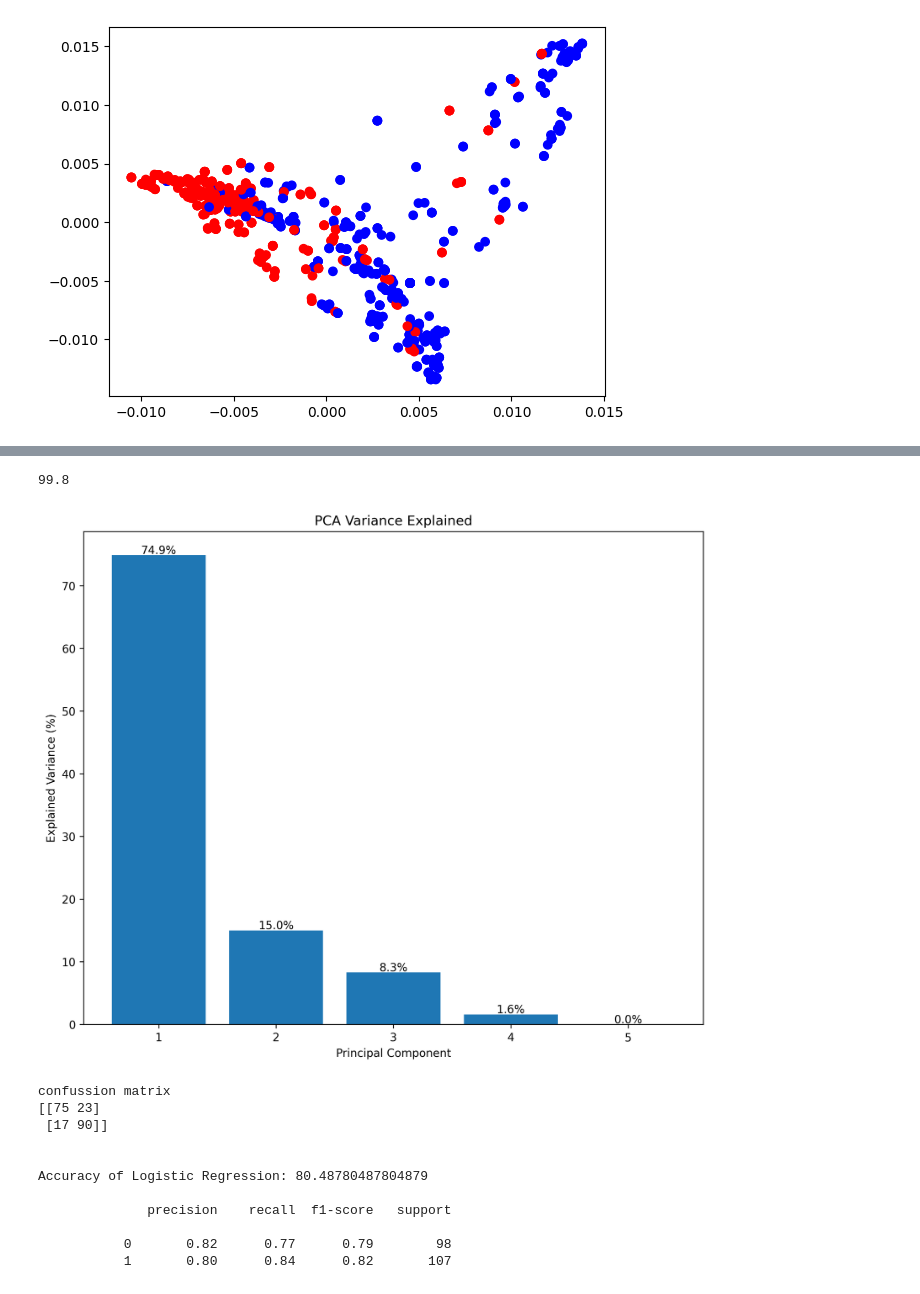
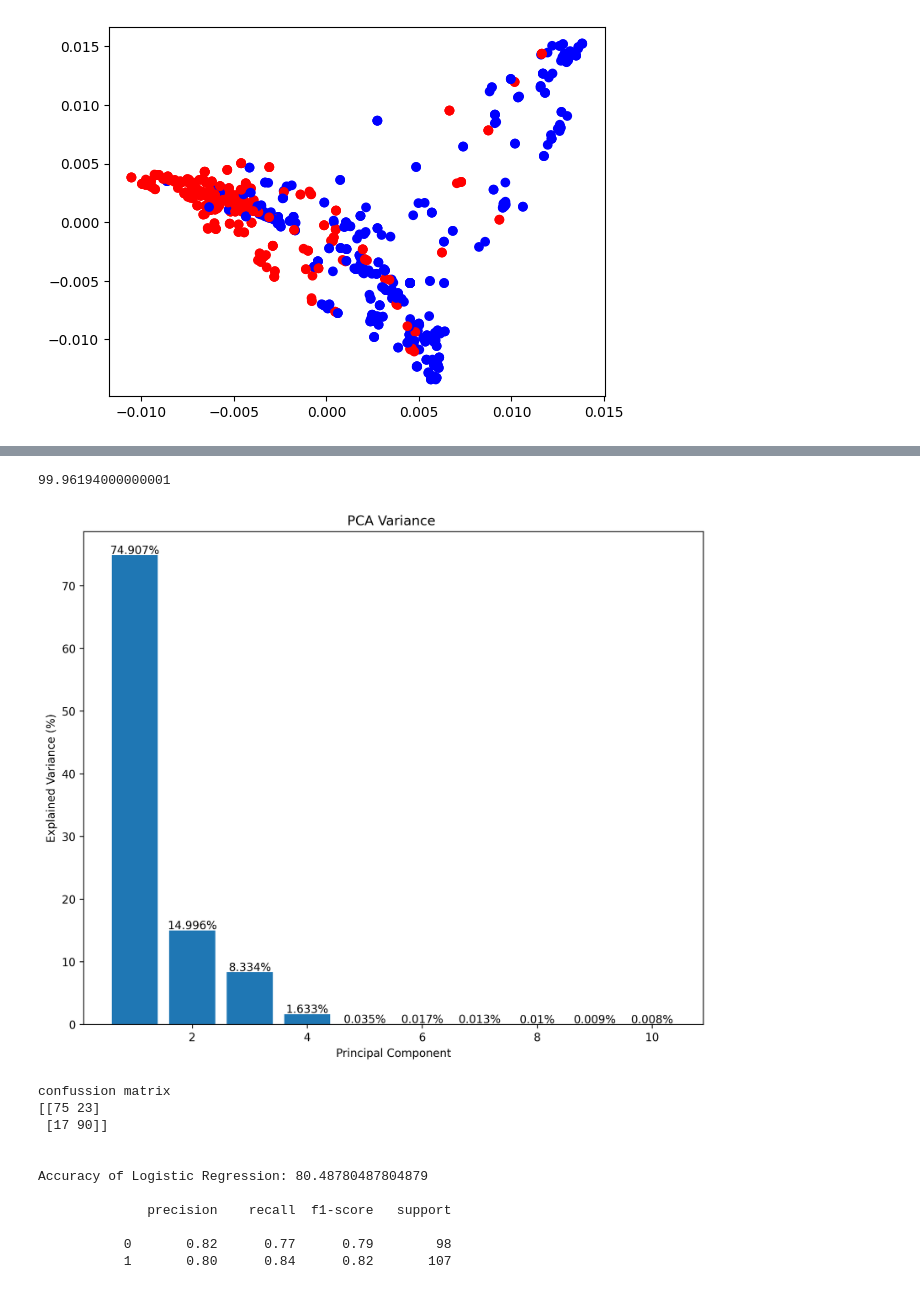
Before and after one commit to almusawiaf/CMSC635Project, a Jupyter notebook: Project_test.ipynb, the cells around one changed output, grey strips where cells are left out. Drawn from its saved outputs; the diff is of its cells as text; code cells hidden in the pictures.

```diff
--- a/Project_test.ipynb
+++ b/Project_test.ipynb
@@ -238,10 +238,10 @@ y = dataset2["target"]
 X = dataset2.drop('target',axis=1)
 X_train, X_test, y_train, y_test = train_test_split(X, y, test_size=0.20, random_state = 0)
 
-pca = PCA(n_components=2)
+pca = PCA(n_components=10)
 X_train_PCA=pca.fit_transform(X_train)
 X_test_PCA = pca.transform(X_test)
-plt.scatter(X_train_PCA[:,0],X_train_PCA[:,1], c=y_train, cmap=matplotlib.colors.ListedColormap(colors))
+#plt.scatter(X_train_PCA[:,0],X_train_PCA[:,1], c=y_train, cmap=matplotlib.colors.ListedColormap(colors))
 print('*************** PCA Summary ***************')
 print('No. of features: ', pca.n_features_)
 print('No. of samples: ', pca.n_samples_)
@@ -257,26 +258,26 @@ Explained variance ratio:  [0.74906656 0.14995881]
 # %%
 #x_ax=['PC1', 'PC2', 'PC3', 'PC4', 'PC5', 'PC6', 'PC7', 'PC8', 'PC9', 'PC10',
 #     'PC11', 'PC12', 'PC13', 'PC14', 'PC15', 'PC16', 'PC17']
 x_ax = list(range(1,len(pca.explained_variance_ratio_)+1))
-y_ax=pca.explained_variance_ratio_.round(3)*100
-print(sum(pca.explained_variance_ratio_.round(3)*100))
+y_ax=pca.explained_variance_ratio_.round(7)*100
+print(sum(pca.explained_variance_ratio_.round(7)*100))
 # Create a plot
 plt.figure(figsize=(10,8), dpi=300)
 plt.bar(x=x_ax, height=y_ax)
 
 # Annotate chart by adding values on top of the bars
 for i in range(len(x_ax)):
     plt.text(i+1,y_ax[i]+0.2,str(y_ax[i].round(3))+'%', ha = 'center')
 
 # Set title for chart and axis
-plt.title(label='PCA Variance Explained', loc='center')
+plt.title(label='PCA Variance ', loc='center')
 plt.xlabel('Principal Component')
 plt.ylabel('Explained Variance (%)')
 
 plt.show()
 # %% [output]
-99.8
+99.96194000000001
-[figure, old version]
+[figure, new version]
 # %%
 lr_pca = LogisticRegression()
 start = timer()
```
Also changed, not shown: parts of 22 cells of this notebook.
